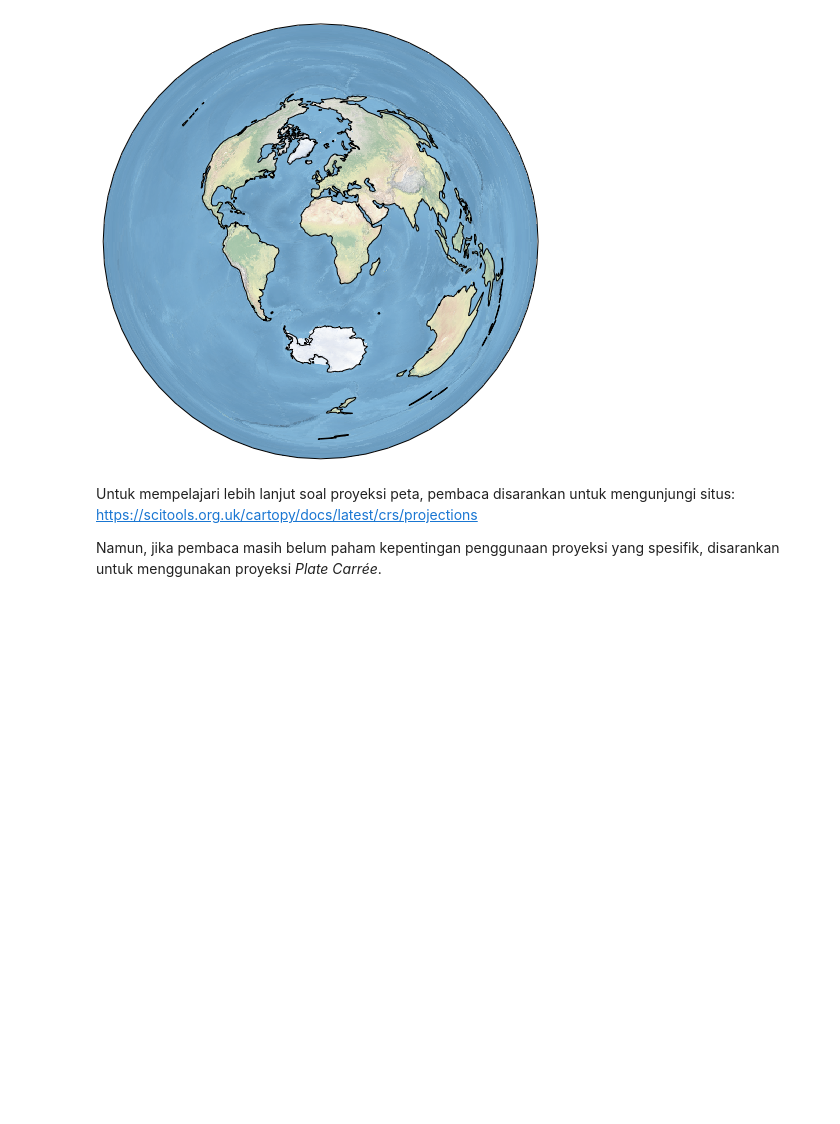
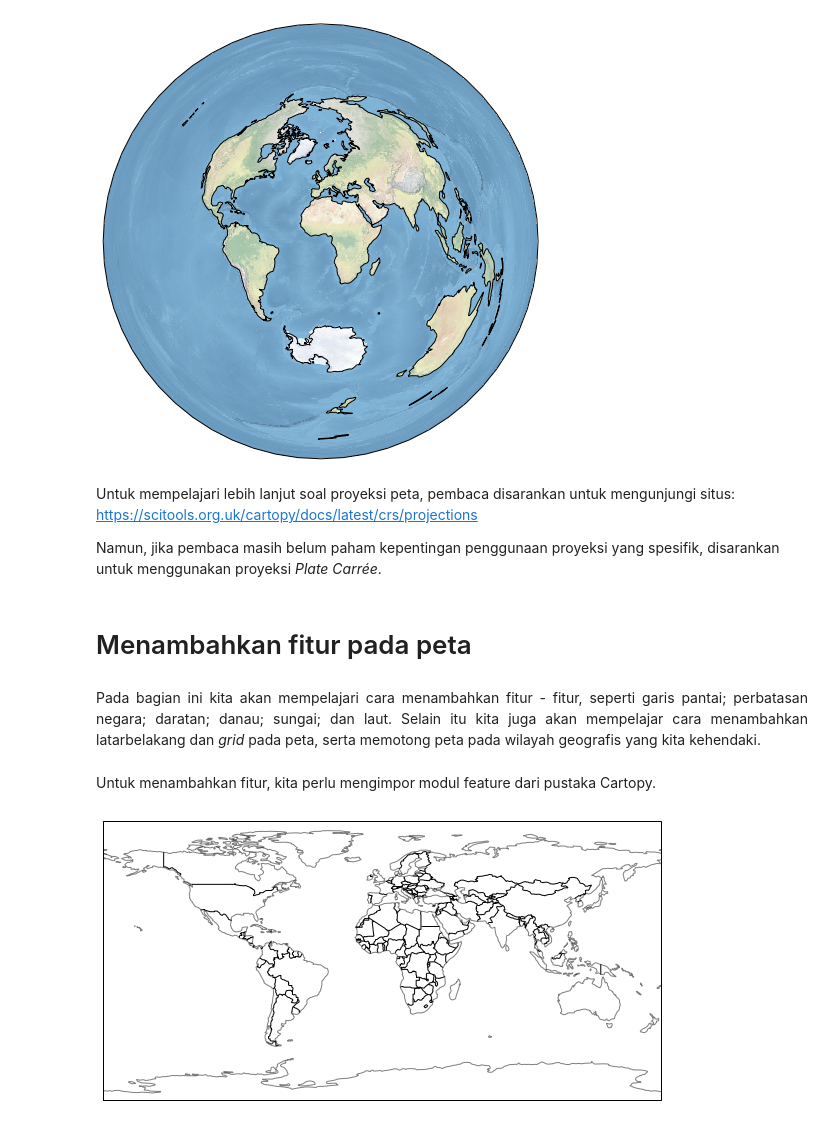
Before and after one commit to sandyherho/belajarCartopy, a Jupyter notebook: notebook.ipynb, the cells around one changed output. Saved outputs shown, nothing was run; the diff lists cells and outputs as text; code cells hidden in the pictures; blank space fills up the shorter version.

```diff
--- a/notebook.ipynb
+++ b/notebook.ipynb
@@ -138,5 +138,20 @@ Untuk mempelajari lebih lanjut soal proyeksi peta, pembaca disarankan untuk meng
 <url>https://scitools.org.uk/cartopy/docs/latest/crs/projections</url>
 
 Namun, jika pembaca masih belum paham kepentingan penggunaan proyeksi yang spesifik, disarankan untuk menggunakan proyeksi <i>Plate Carrée</i>.
-# %% [markdown]
-#
+# %% [markdown]
+# Menambahkan fitur pada peta
+# %% [markdown]
+<p style="text-align:justify">Pada bagian ini kita akan mempelajari cara menambahkan fitur - fitur, seperti garis pantai; perbatasan negara; daratan; danau; sungai; dan laut. Selain itu kita juga akan mempelajar cara menambahkan latarbelakang dan <i>grid</i> pada peta, serta memotong peta pada wilayah geografis yang kita kehendaki.</p>
+# %% [markdown]
+Untuk menambahkan fitur, kita perlu mengimpor modul feature dari pustaka Cartopy.
+# %%
+import cartopy.feature as cf
+
+plt.figure(figsize=(10,8))
+ax = plt.axes(projection=ccrs.PlateCarree())
+# menambahkan fitur garis pantai dengan transparansi 50%
+ax.add_feature(cf.COASTLINE, alpha=.5);
+# menambahkan fitur  dengan transparansi 50%
+ax.add_feature(cf.BORDERS, alpha=.8);
+# %% [output]
+[figure, added]
```
